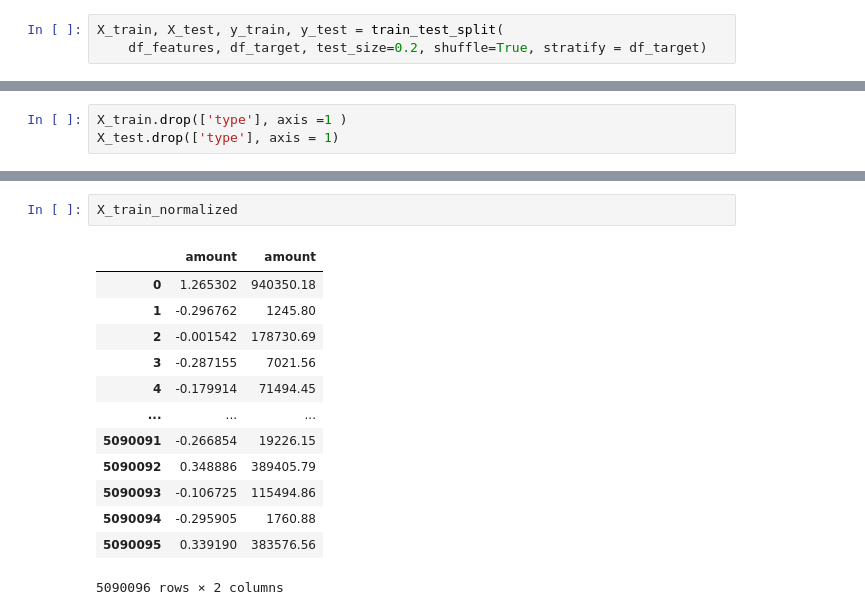
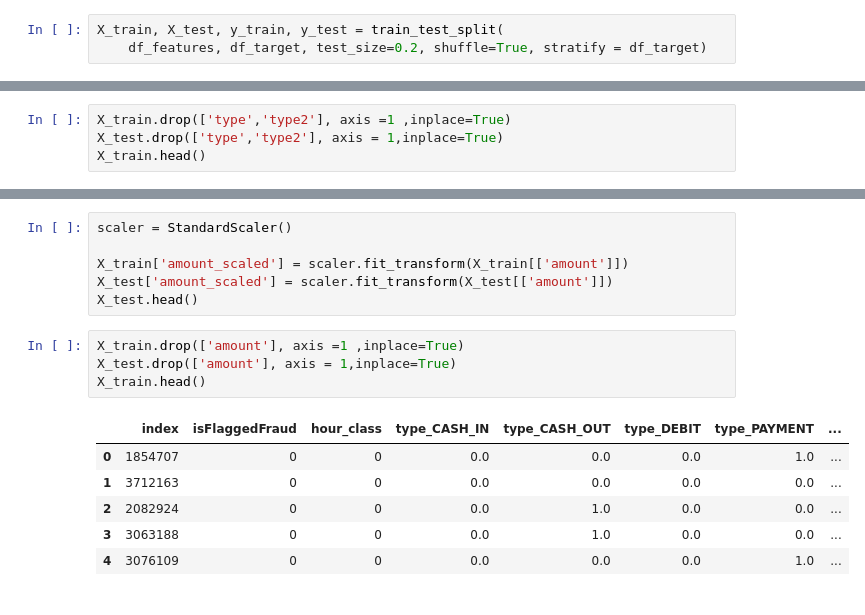
Before and after one commit to walacevale/Machine-Learning-Estudos-e-Projetos-, a Jupyter notebook: Fraud_Detection/main.ipynb, the cells around one changed output, grey strips where cells are left out. Saved outputs shown, nothing was run; the diff lists cells and outputs as text.

```diff
--- a/Fraud_Detection/main.ipynb
+++ b/Fraud_Detection/main.ipynb
@@ -404,3 +413,4 @@ X_train.head()
 # %%
-X_train.drop(['type'], axis =1 )
-X_test.drop(['type'], axis = 1)
+X_train.drop(['type','type2'], axis =1 ,inplace=True)
+X_test.drop(['type','type2'], axis = 1,inplace=True)
+X_train.head()
@@ -431,16 +417,17 @@ X_train_normalized = pd.concat([X_train_continuous_scaled_df, X_train['amount']]
-# %%
-X_train_normalized
-# %% [output]
-|  | amount | amount |
-| 0 | 1.265302 | 940350.18 |
-| 1 | -0.296762 | 1245.80 |
-| 2 | -0.001542 | 178730.69 |
-| 3 | -0.287155 | 7021.56 |
-| 4 | -0.179914 | 71494.45 |
-| ... | ... | ... |
-| 5090091 | -0.266854 | 19226.15 |
-| 5090092 | 0.348886 | 389405.79 |
-| 5090093 | -0.106725 | 115494.86 |
-| 5090094 | -0.295905 | 1760.88 |
-| 5090095 | 0.339190 | 383576.56 |
-5090096 rows × 2 columns
+# %%
+scaler = StandardScaler()
+
+X_train['amount_scaled'] = scaler.fit_transform(X_train[['amount']])
+X_test['amount_scaled'] = scaler.fit_transform(X_test[['amount']])
+X_test.head()
+# %%
+X_train.drop(['amount'], axis =1 ,inplace=True)
+X_test.drop(['amount'], axis = 1,inplace=True)
+X_train.head()
+# %% [output]
+|  | index | isFlaggedFraud | hour_class | type_CASH_IN | type_CASH_OUT | type_DEBIT | type_PAYMENT | ... |
+| 0 | 1854707 | 0 | 0 | 0.0 | 0.0 | 0.0 | 1.0 | ... |
+| 1 | 3712163 | 0 | 0 | 0.0 | 0.0 | 0.0 | 0.0 | ... |
+| 2 | 2082924 | 0 | 0 | 0.0 | 1.0 | 0.0 | 0.0 | ... |
+| 3 | 3063188 | 0 | 0 | 0.0 | 1.0 | 0.0 | 0.0 | ... |
+| 4 | 3076109 | 0 | 0 | 0.0 | 0.0 | 0.0 | 1.0 | ... |
```
Also changed, not shown: parts of 12 cells of this notebook.
